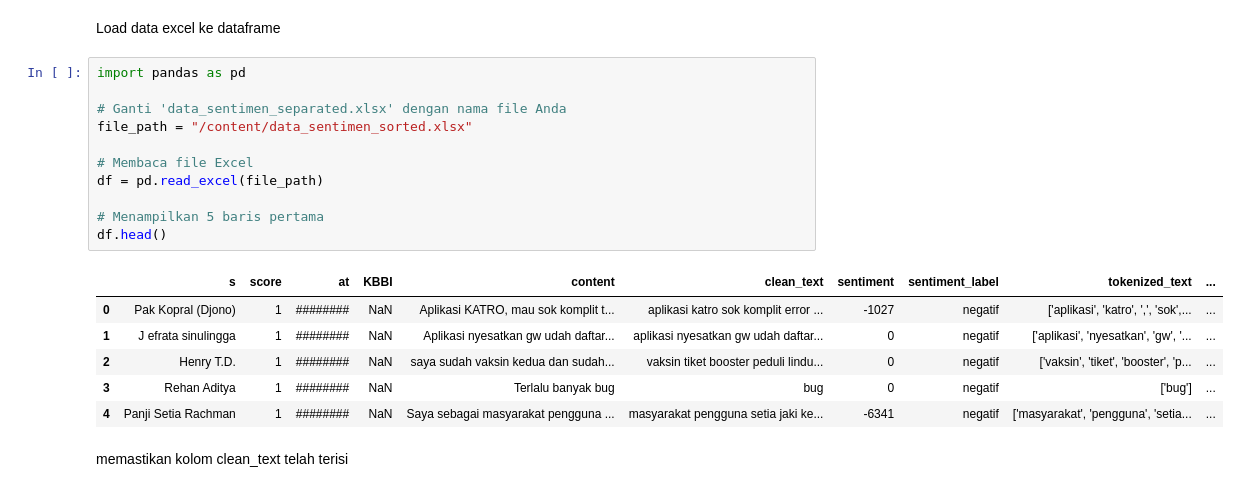
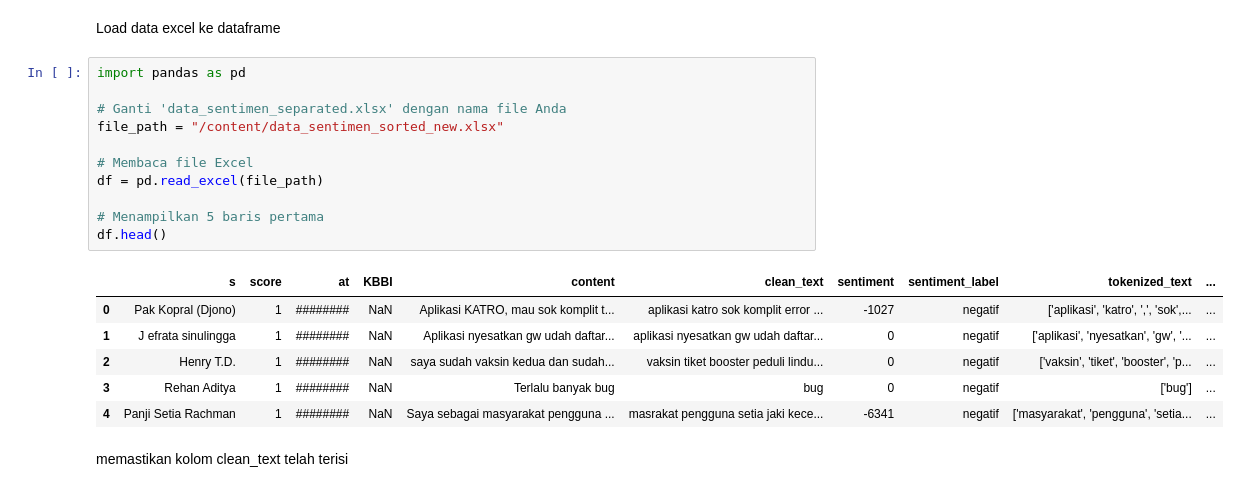
Before and after one commit to Najwa04/Acara_26, a Jupyter notebook: grafiktf_ydf.ipynb, the cells around one changed output. Drawn from its saved outputs; the diff is of its cells as text.

```diff
--- a/grafiktf_ydf.ipynb
+++ b/grafiktf_ydf.ipynb
@@ -13,21 +13,21 @@ Load data excel ke dataframe
 # %%
 import pandas as pd
 
 # Ganti 'data_sentimen_separated.xlsx' dengan nama file Anda
-file_path = "/content/data_sentimen_sorted.xlsx"
+file_path = "/content/data_sentimen_sorted_new.xlsx"
 
 # Membaca file Excel
 df = pd.read_excel(file_path)
 
 # Menampilkan 5 baris pertama
 df.head()
 # %% [output]
 |  | s | score | at | KBBI | content | clean_text | sentiment | sentiment_label | tokenized_text | ... |
 | 0 | Pak Kopral (Djono) | 1 | ######## | NaN | Aplikasi KATRO, mau sok komplit t... | aplikasi katro sok komplit error ... | -1027 | negatif | ['aplikasi', 'katro', ',', 'sok',... | ... |
 | 1 | J efrata sinulingga | 1 | ######## | NaN | Aplikasi nyesatkan gw udah daftar... | aplikasi nyesatkan gw udah daftar... | 0 | negatif | ['aplikasi', 'nyesatkan', 'gw', '... | ... |
 | 2 | Henry T.D. | 1 | ######## | NaN | saya sudah vaksin kedua dan sudah... | vaksin tiket booster peduli lindu... | 0 | negatif | ['vaksin', 'tiket', 'booster', 'p... | ... |
 | 3 | Rehan Aditya | 1 | ######## | NaN | Terlalu banyak bug | bug | 0 | negatif | ['bug'] | ... |
-| 4 | Panji Setia Rachman | 1 | ######## | NaN | Saya sebagai masyarakat pengguna ... | masyarakat pengguna setia jaki ke... | -6341 | negatif | ['masyarakat', 'pengguna', 'setia... | ... |
+| 4 | Panji Setia Rachman | 1 | ######## | NaN | Saya sebagai masyarakat pengguna ... | masrakat pengguna setia jaki kece... | -6341 | negatif | ['masyarakat', 'pengguna', 'setia... | ... |
 # %% [markdown]
 memastikan kolom clean_text telah terisi
 # %%
```
Also changed, not shown: parts of 57 cells of this notebook.
